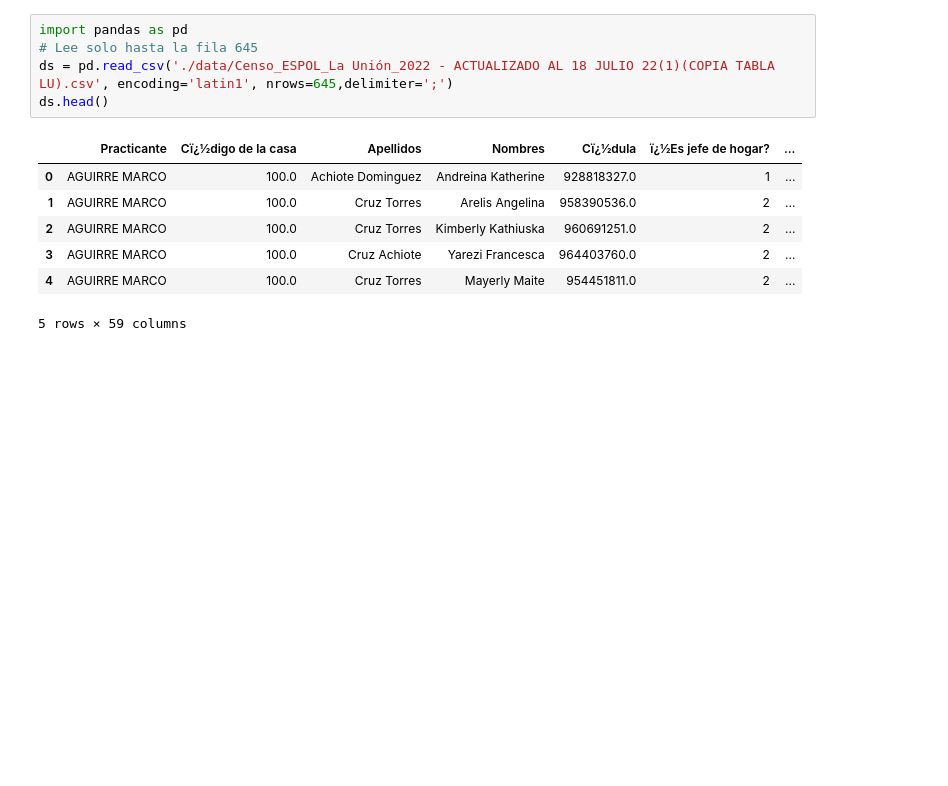
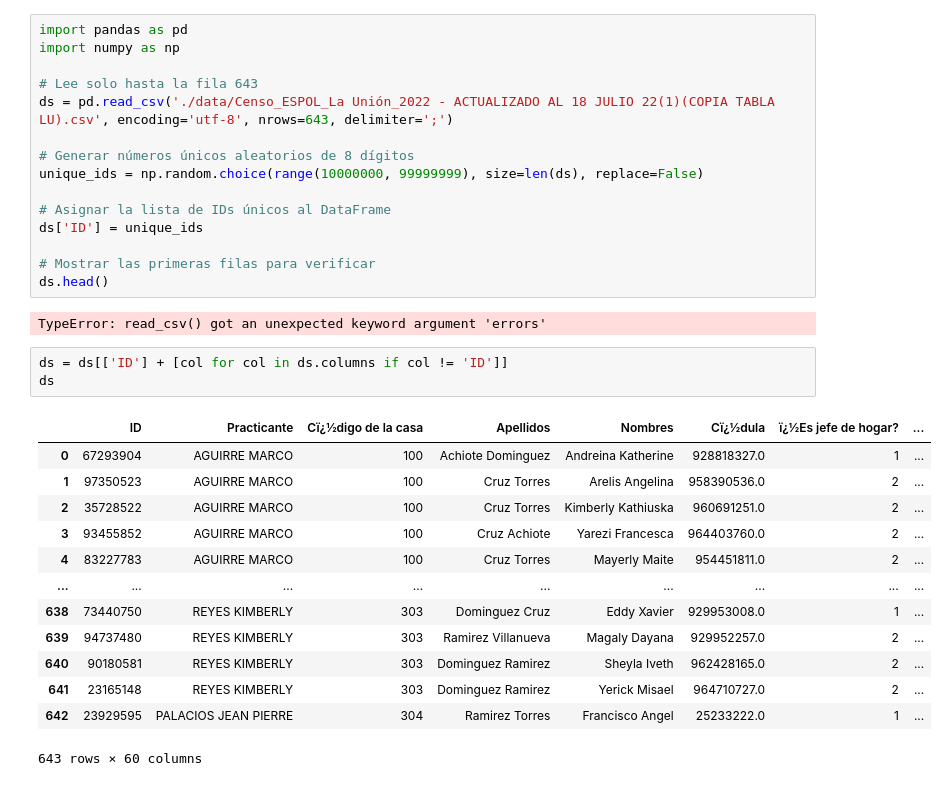
Before and after one commit to KevinFernandez21/laUnion, a Jupyter notebook: backend/test.ipynb, the cells around one changed output. Drawn from its saved outputs; the diff is of its cells as text; blank space fills up the shorter version.

```diff
--- a/backend/test.ipynb
+++ b/backend/test.ipynb
@@ -1,13 +1,34 @@
 # %%
 import pandas as pd
-# Lee solo hasta la fila 645
-ds = pd.read_csv('./data/Censo_ESPOL_La Unión_2022 - ACTUALIZADO AL 18 JULIO 22(1)(COPIA TABLA LU).csv', encoding='latin1', nrows=645,delimiter=';')
+import numpy as np
+
+# Lee solo hasta la fila 643
+ds = pd.read_csv('./data/Censo_ESPOL_La Unión_2022 - ACTUALIZADO AL 18 JULIO 22(1)(COPIA TABLA LU).csv', encoding='utf-8', nrows=643, delimiter=';')
+
+# Generar números únicos aleatorios de 8 dígitos
+unique_ids = np.random.choice(range(10000000, 99999999), size=len(ds), replace=False)
+
+# Asignar la lista de IDs únicos al DataFrame
+ds['ID'] = unique_ids
+
+# Mostrar las primeras filas para verificar
 ds.head()
 # %% [output]
-|  | Practicante | Cï¿½digo de la casa | Apellidos | Nombres | Cï¿½dula | ï¿½Es jefe de hogar? | ... |
-| 0 | AGUIRRE MARCO | 100.0 | Achiote Dominguez | Andreina Katherine | 928818327.0 | 1 | ... |
-| 1 | AGUIRRE MARCO | 100.0 | Cruz Torres | Arelis Angelina | 958390536.0 | 2 | ... |
-| 2 | AGUIRRE MARCO | 100.0 | Cruz Torres | Kimberly Kathiuska | 960691251.0 | 2 | ... |
-| 3 | AGUIRRE MARCO | 100.0 | Cruz Achiote | Yarezi Francesca | 964403760.0 | 2 | ... |
-| 4 | AGUIRRE MARCO | 100.0 | Cruz Torres | Mayerly Maite | 954451811.0 | 2 | ... |
-5 rows × 59 columns
+TypeError: read_csv() got an unexpected keyword argument 'errors'
+# %%
+ds = ds[['ID'] + [col for col in ds.columns if col != 'ID']]
+ds
+# %% [output]
+|  | ID | Practicante | Cï¿½digo de la casa | Apellidos | Nombres | Cï¿½dula | ï¿½Es jefe de hogar? | ... |
+| 0 | 67293904 | AGUIRRE MARCO | 100 | Achiote Dominguez | Andreina Katherine | 928818327.0 | 1 | ... |
+| 1 | 97350523 | AGUIRRE MARCO | 100 | Cruz Torres | Arelis Angelina | 958390536.0 | 2 | ... |
+| 2 | 35728522 | AGUIRRE MARCO | 100 | Cruz Torres | Kimberly Kathiuska | 960691251.0 | 2 | ... |
+| 3 | 93455852 | AGUIRRE MARCO | 100 | Cruz Achiote | Yarezi Francesca | 964403760.0 | 2 | ... |
+| 4 | 83227783 | AGUIRRE MARCO | 100 | Cruz Torres | Mayerly Maite | 954451811.0 | 2 | ... |
+| ... | ... | ... | ... | ... | ... | ... | ... | ... |
+| 638 | 73440750 | REYES KIMBERLY | 303 | Dominguez Cruz | Eddy Xavier | 929953008.0 | 1 | ... |
+| 639 | 94737480 | REYES KIMBERLY | 303 | Ramirez Villanueva | Magaly Dayana | 929952257.0 | 2 | ... |
+| 640 | 90180581 | REYES KIMBERLY | 303 | Dominguez Ramirez | Sheyla Iveth | 962428165.0 | 2 | ... |
+| 641 | 23165148 | REYES KIMBERLY | 303 | Dominguez Ramirez | Yerick Misael | 964710727.0 | 2 | ... |
+| 642 | 23929595 | PALACIOS JEAN PIERRE | 304 | Ramirez Torres | Francisco Angel | 25233222.0 | 1 | ... |
+643 rows × 60 columns
```
Also changed, not shown: parts of 4 cells of this notebook, 18 other files.
